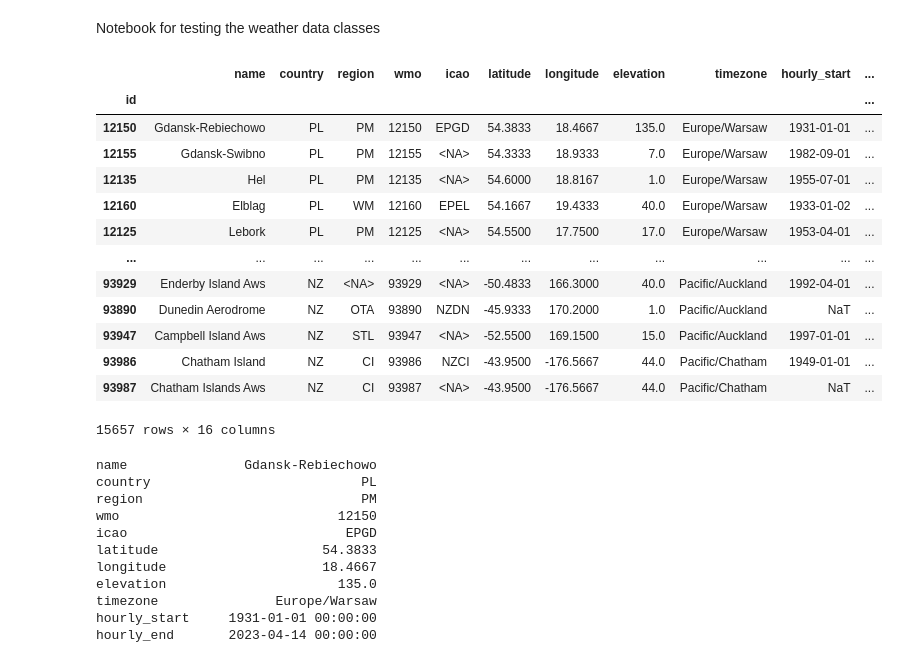
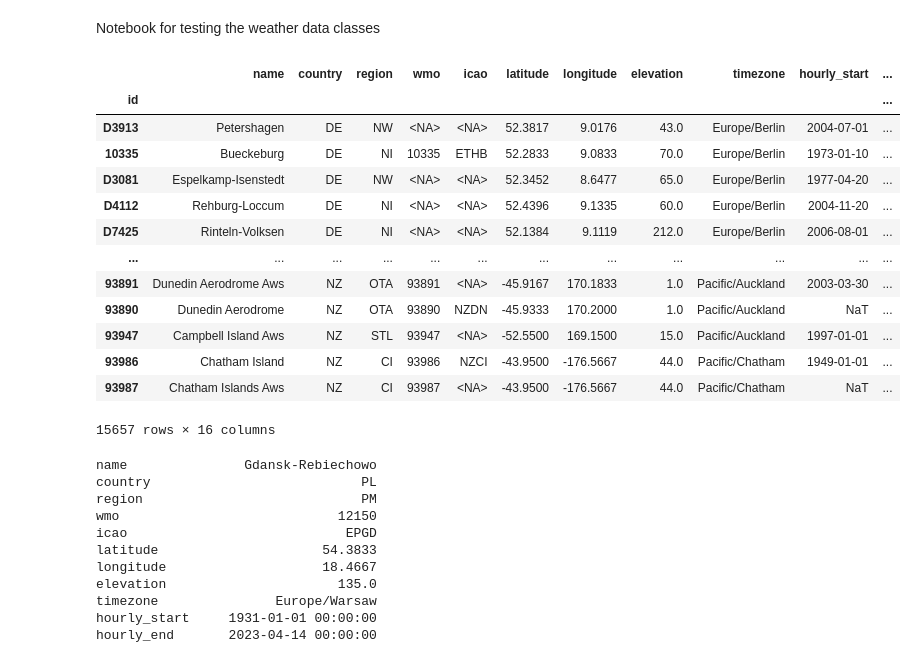
Before and after one commit to TheisNiklas/particulate-matter-prediction, a Jupyter notebook: src/weatherdata/weather_data_tests.ipynb, the cells around one changed output. Cells and saved outputs as stored; diff of their text form; code cells hidden in the pictures.

```diff
--- a/src/weatherdata/weather_data_tests.ipynb
+++ b/src/weatherdata/weather_data_tests.ipynb
@@ -5,21 +5,21 @@ from datetime import datetime
 from meteostat import Hourly, Stations
 # %%
 stations_nearby = Stations().nearby(
-    54.35,
-    18.65,
+    52.30,
+    8.91,
 )
 stations_nearby_df = stations_nearby.fetch()
 stations_nearby_df
 # %% [output]
 |  | name | country | region | wmo | icao | latitude | longitude | elevation | timezone | hourly_start | ... |
 | id |  |  |  |  |  |  |  |  |  |  | ... |
-| 12150 | Gdansk-Rebiechowo | PL | PM | 12150 | EPGD | 54.3833 | 18.4667 | 135.0 | Europe/Warsaw | 1931-01-01 | ... |
-| 12155 | Gdansk-Swibno | PL | PM | 12155 | <NA> | 54.3333 | 18.9333 | 7.0 | Europe/Warsaw | 1982-09-01 | ... |
-| 12135 | Hel | PL | PM | 12135 | <NA> | 54.6000 | 18.8167 | 1.0 | Europe/Warsaw | 1955-07-01 | ... |
-| 12160 | Elblag | PL | WM | 12160 | EPEL | 54.1667 | 19.4333 | 40.0 | Europe/Warsaw | 1933-01-02 | ... |
-| 12125 | Lebork | PL | PM | 12125 | <NA> | 54.5500 | 17.7500 | 17.0 | Europe/Warsaw | 1953-04-01 | ... |
+| D3913 | Petershagen | DE | NW | <NA> | <NA> | 52.3817 | 9.0176 | 43.0 | Europe/Berlin | 2004-07-01 | ... |
+| 10335 | Bueckeburg | DE | NI | 10335 | ETHB | 52.2833 | 9.0833 | 70.0 | Europe/Berlin | 1973-01-10 | ... |
+| D3081 | Espelkamp-Isenstedt | DE | NW | <NA> | <NA> | 52.3452 | 8.6477 | 65.0 | Europe/Berlin | 1977-04-20 | ... |
+| D4112 | Rehburg-Loccum | DE | NI | <NA> | <NA> | 52.4396 | 9.1335 | 60.0 | Europe/Berlin | 2004-11-20 | ... |
+| D7425 | Rinteln-Volksen | DE | NI | <NA> | <NA> | 52.1384 | 9.1119 | 212.0 | Europe/Berlin | 2006-08-01 | ... |
 | ... | ... | ... | ... | ... | ... | ... | ... | ... | ... | ... | ... |
-| 93929 | Enderby Island Aws | NZ | <NA> | 93929 | <NA> | -50.4833 | 166.3000 | 40.0 | Pacific/Auckland | 1992-04-01 | ... |
+| 93891 | Dunedin Aerodrome Aws | NZ | OTA | 93891 | <NA> | -45.9167 | 170.1833 | 1.0 | Pacific/Auckland | 2003-03-30 | ... |
 | 93890 | Dunedin Aerodrome | NZ | OTA | 93890 | NZDN | -45.9333 | 170.2000 | 1.0 | Pacific/Auckland | NaT | ... |
 | 93947 | Campbell Island Aws | NZ | STL | 93947 | <NA> | -52.5500 | 169.1500 | 15.0 | Pacific/Auckland | 1997-01-01 | ... |
 | 93986 | Chatham Island | NZ | CI | 93986 | NZCI | -43.9500 | -176.5667 | 44.0 | Pacific/Chatham | 1949-01-01 | ... |
```
Also changed, not shown: 3 other files.
